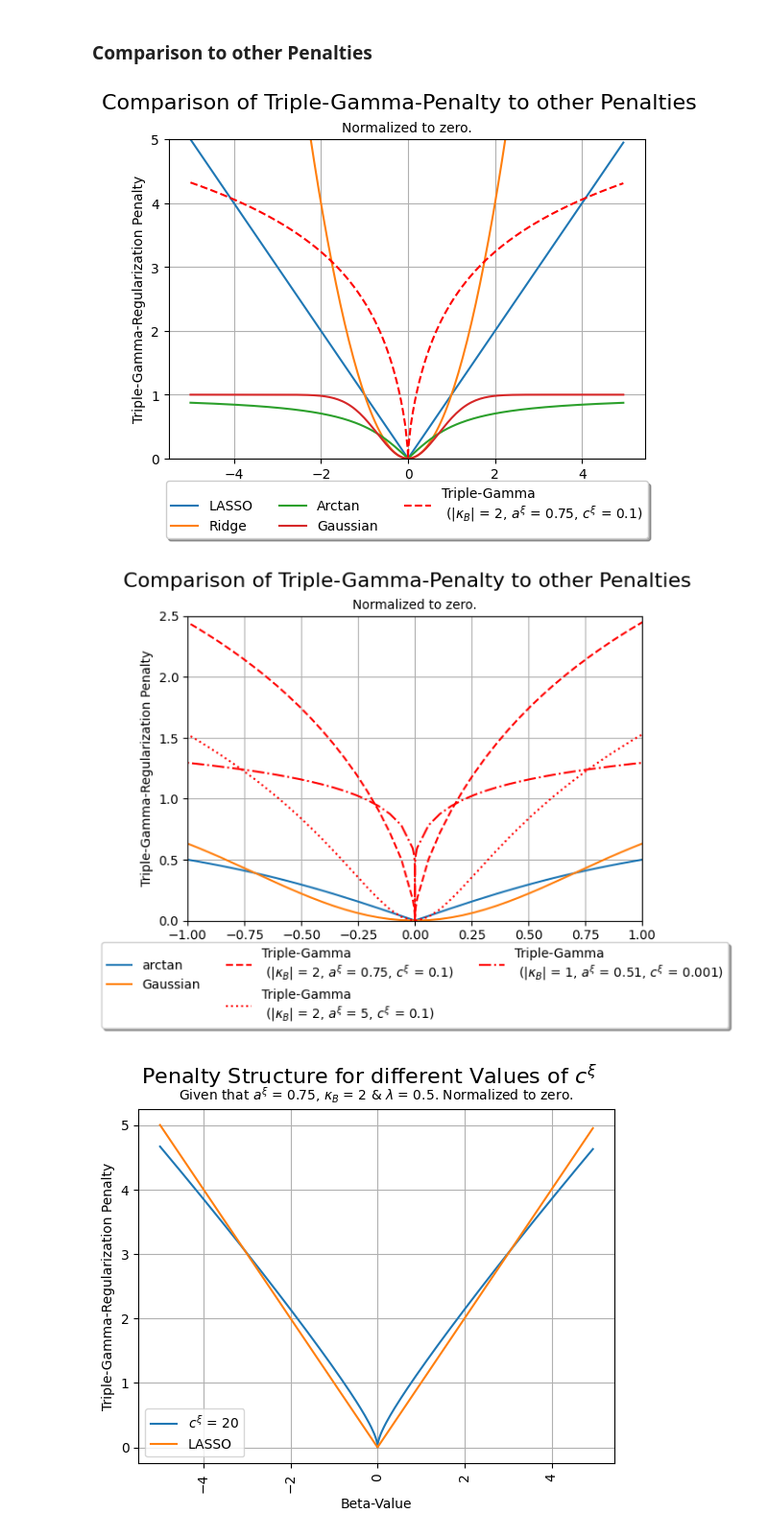
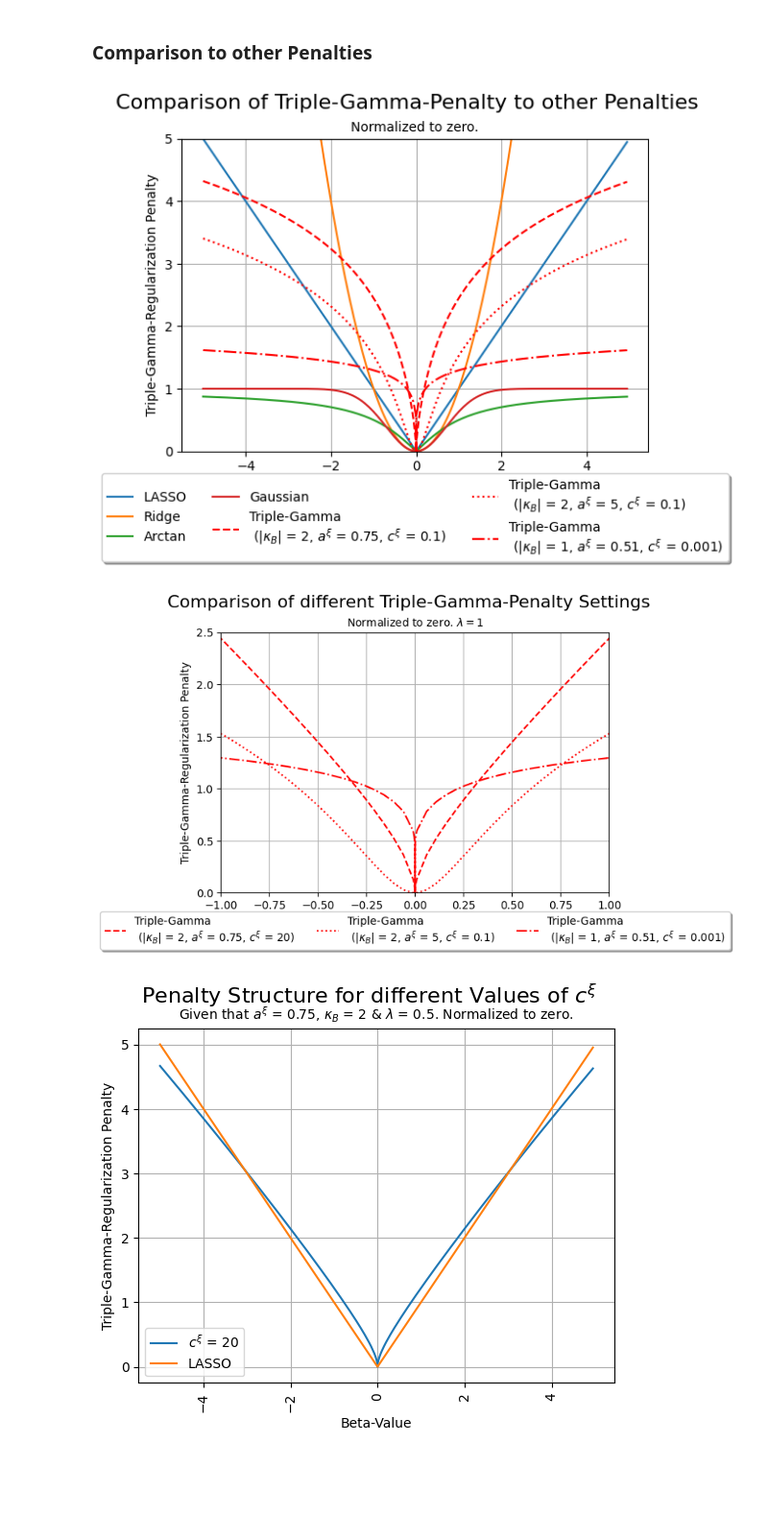
Before and after one commit to therealLucasPaul/MScThesis_Econ, a Jupyter notebook: 02_simulation/descriptive_grahps.ipynb, the cells around one changed output. Shown: that part at 96% size. Cells and saved outputs as stored; diff of their text form; code cells hidden in the pictures; blank space fills up the shorter version.

```diff
--- a/02_simulation/descriptive_grahps.ipynb
+++ b/02_simulation/descriptive_grahps.ipynb
@@ -241,8 +241,8 @@ plt.plot(x_values, y_values_RIDGE, label="Ridge")
 plt.plot(x_values, y_values_arctan, label="Arctan")
 plt.plot(x_values, y_values_Gaussian, label="Gaussian")
 plt.plot(x_values, y_values_TG1, label=f'Triple-Gamma\n ($|\\kappa_B|$ = {kappa1}, $a^\\xi$ = {a1}, $c^\\xi$ = {c1})', ls="--", color="red")
-#plt.plot(x_values, y_values_TG2, label=f'Triple-Gamma\n ($|\\kappa_B|$ = {kappa2}, $a^\\xi$ = {a2}, $c^\\xi$ = {c2})', ls=":", color="red")
-#plt.plot(x_values, y_values_TG3, label=f'Triple-Gamma\n ($|\\kappa_B|$ = {kappa3}, $a^\\xi$ = {a3}, $c^\\xi$ = {c3})', ls="-.", color="red")
+plt.plot(x_values, y_values_TG2, label=f'Triple-Gamma\n ($|\\kappa_B|$ = {kappa2}, $a^\\xi$ = {a2}, $c^\\xi$ = {c2})', ls=":", color="red")
+plt.plot(x_values, y_values_TG3, label=f'Triple-Gamma\n ($|\\kappa_B|$ = {kappa3}, $a^\\xi$ = {a3}, $c^\\xi$ = {c3})', ls="-.", color="red")
 
 
 # Add labels and title
@@ -263,13 +263,12 @@ ax.legend(loc='upper center', bbox_to_anchor=(0.5, -0.05), fancybox=True, shadow
 plt.savefig("021_simulation_figures/TGPenalty_Comparison.png", bbox_inches='tight')
 plt.show()
 # %% [output]
-[figure, old version]
+[figure, new version]
 # %%
-### Structure of the Penalty for different values in kappa
-# Set the some values for kappa (Given that kappa > 0) and the remaining parameters
+### Different Versions of the Triple Gamma Prior
 kappa1 = 2
 a1 = 0.75
-c1 = 0.1
+c1 = 20
 
 kappa2 = 2
 a2 = 5
@@ -298,45 +297,37 @@ for x in x_values:
 
     phi2 = (2*c2)/((kappa2**2)*a2)
     y_value = lamda*(-1)*hyperu.log_hyperu(torch.tensor([[c2+0.5]]),torch.tensor([[1.5-a2]]),(torch.tensor([[x]])**2)/(2*phi2))+hyperu.log_hyperu(torch.tensor([[c2+0.5]]),torch.tensor([[1.5-a2]]),torch.tensor([[0.0]]))
     y_values_TG2.append(y_value.item())
 
     phi3 = (2*c3)/((kappa3**2)*a3)
     y_value = 0.2*lamda*((-1)*hyperu.log_hyperu(torch.tensor([[c3+0.5]]),torch.tensor([[1.5-a3]]),(torch.tensor([[x]])**2)/(2*phi3))+hyperu.log_hyperu(torch.tensor([[c3+0.5]]),torch.tensor([[1.5-a3]]),torch.tensor([[0.0]])))
     y_values_TG3.append(y_value.item())
 
-    y_values_LASSO.append(abs(x))
-    y_values_RIDGE.append(x**2)
-    y_values_Gaussian.append((1-np.e**(-x**2)))
-    y_values_arctan.append((2/np.pi)*np.arctan(abs(x)))
-#plt.plot(x_values, y_values_LASSO, label="LASSO")
-#plt.plot(x_values, y_values_RIDGE, label="Ridge")
-plt.plot(x_values, y_values_arctan, label="arctan")
-plt.plot(x_values, y_values_Gaussian, label="Gaussian")
 plt.plot(x_values, y_values_TG1, label=f'Triple-Gamma\n ($|\\kappa_B|$ = {kappa1}, $a^\\xi$ = {a1}, $c^\\xi$ = {c1})', ls="--", color="red")
 plt.plot(x_values, y_values_TG2, label=f'Triple-Gamma\n ($|\\kappa_B|$ = {kappa2}, $a^\\xi$ = {a2}, $c^\\xi$ = {c2})', ls=":", color="red")
 plt.plot(x_values, y_values_TG3, label=f'Triple-Gamma\n ($|\\kappa_B|$ = {kappa3}, $a^\\xi$ = {a3}, $c^\\xi$ = {c3})', ls="-.", color="red")
 
 
 # Add labels and title
 plt.xlabel(f'$\\beta$-Value')
 plt.ylabel('Triple-Gamma-Regularization Penalty')
-plt.suptitle(f'Comparison of Triple-Gamma-Penalty to other Penalties', fontsize=16)
-plt.title(f'Normalized to zero.', fontsize=10)
+plt.suptitle(f'Comparison of different Triple-Gamma-Penalty Settings', fontsize=16)
+plt.title(f'Normalized to zero. $\\lambda = 1$', fontsize=10)
 plt.legend()
 plt.grid(True)
 ax = plt.subplot(111)
 box = ax.get_position()
 ax.set_position([box.x0, box.y0 + box.height * 0.1,
                  box.width, box.height * 0.9])
 ax.set_ylim([0, 2.5])
 ax.set_xlim([-1, 1])
 # Put a legend below current axis
 ax.legend(loc='upper center', bbox_to_anchor=(0.5, -0.05), fancybox=True, shadow=True, ncol=3)
 
-plt.savefig("021_simulation_figures/TGPenalty_Comparison2.png", bbox_inches='tight')
+plt.savefig("021_simulation_figures/TGPenalty_DifferentSettings.png", bbox_inches='tight')
 plt.show()
 # %% [output]
-[figure, old version]
+[figure, new version]
 # %%
 ### Behaviour at small neighbourhoods of 0
 
```
Also changed, not shown: parts of 1 cell of this notebook, 23 other files.
